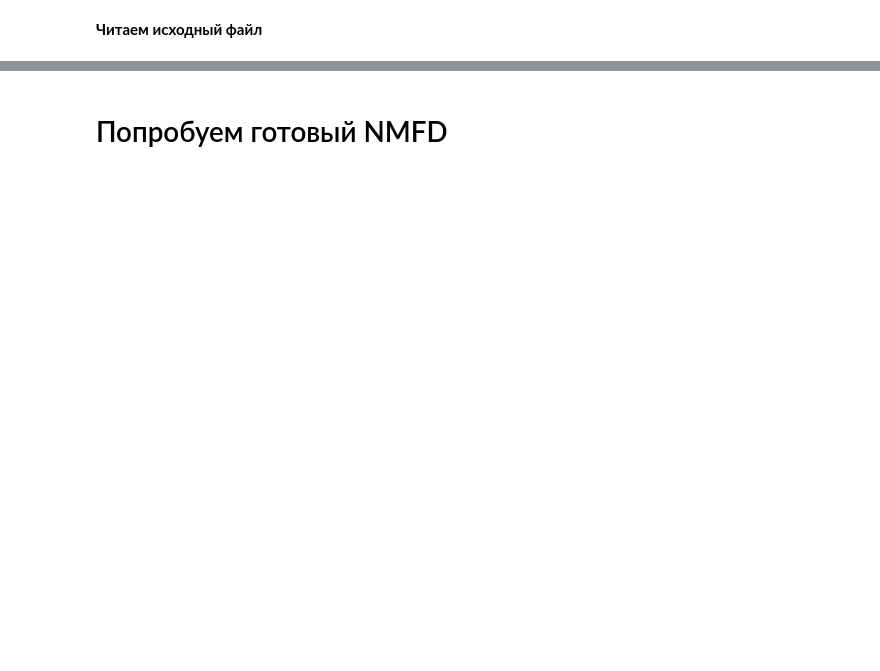
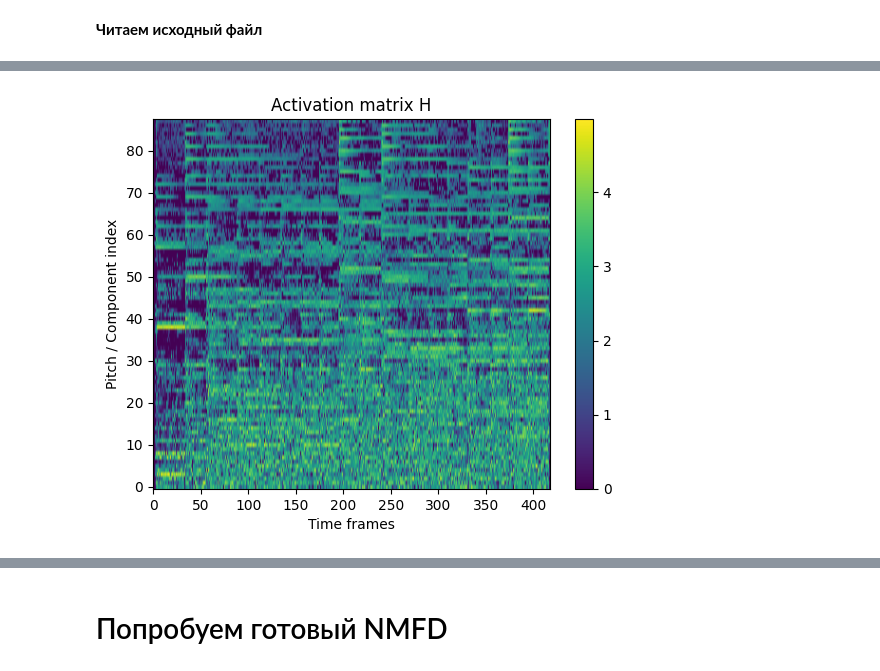
Before and after one commit to bierml/NMFforAMT, a Jupyter notebook: upgrade/Music_Transcribing[NMF].ipynb, the cells around one changed output, grey strips where cells are left out. Cells and saved outputs as stored; diff of their text form; code cells hidden in the pictures; blank space fills up the shorter version.

```diff
--- a/upgrade/Music_Transcribing[NMF].ipynb
+++ b/upgrade/Music_Transcribing[NMF].ipynb
@@ -207 +256,21 @@ plt.show()
+# %%
+#print(W_est.shape)
+#print(H_est[:,100])
+import matplotlib.pyplot as plt
+#H_est_visualisation = np.log(1+10*H_est)
+from scipy.signal import butter, filtfilt
+
+b, a = butter(2, 0.1)   # low-pass along time
+#H_est_visualisation = filtfilt(b, a, H_est, axis=1)
+H_est_visualisation = np.log(1+100*H_est[1::2,:])
+#H_est_visualisation = filtfilt(b, a, H_est_visualisation, axis=1)
+plt.figure()
+plt.imshow(H_est_visualisation, aspect='auto', origin='lower')
+plt.colorbar()
+plt.title("Activation matrix H")
+plt.xlabel("Time frames")
+plt.ylabel("Pitch / Component index")
+plt.show()
+# %% [output]
+[figure, added]
 # %%
```
Also changed, not shown: parts of 12 cells of this notebook, 1 other file.
